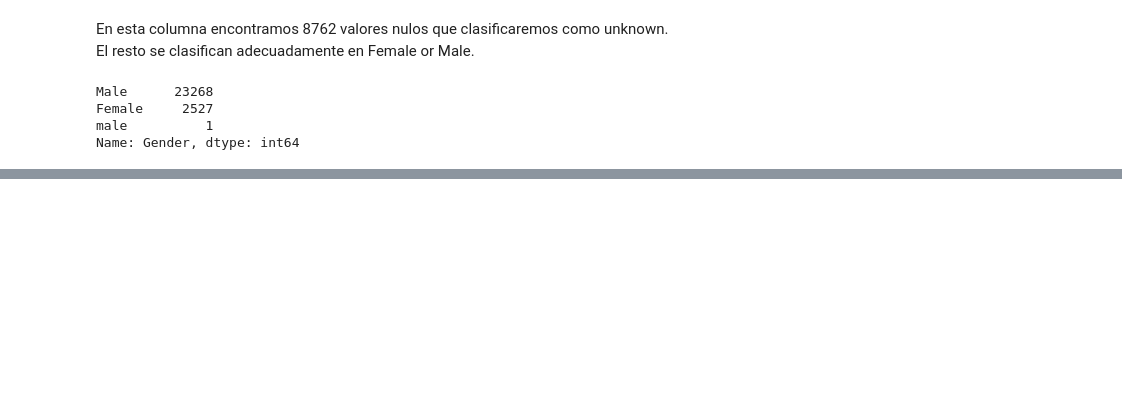
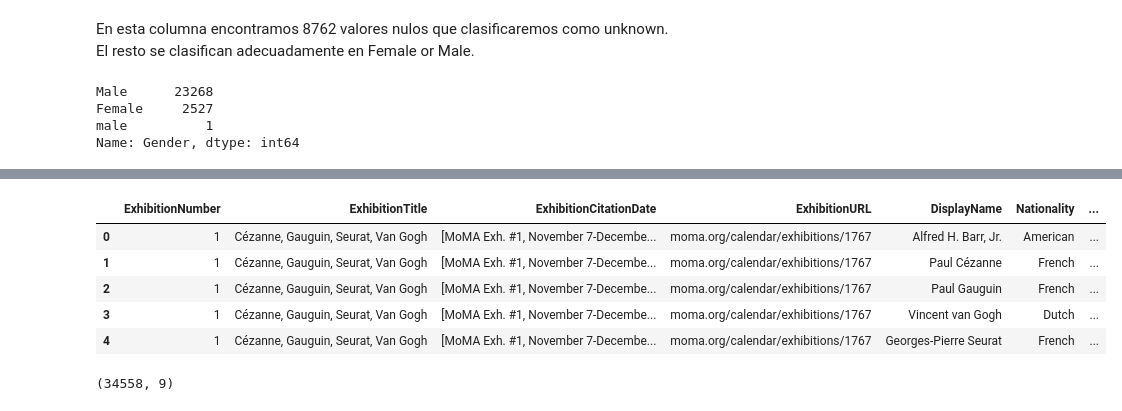
Before and after one commit to PaulaNuno/ironhack-final-project, a Jupyter notebook: exploring_dataset.ipynb, the cells around one changed output, grey strips where cells are left out. Cells and saved outputs as stored; diff of their text form; code cells hidden in the pictures; blank space fills up the shorter version.

```diff
--- a/exploring_dataset.ipynb
+++ b/exploring_dataset.ipynb
@@ -118,0 +194,13 @@ sns.heatmap(df.corr())
+# %%
+df_final = df.drop(columns=['ExhibitionID','ExhibitionBeginDate', 'ExhibitionEndDate', 'ExhibitionSortOrder','ExhibitionRole', 'ExhibitionRoleinPressRelease', 'ConstituentID', 'ConstituentType', 'AlphaSort', 'FirstName', 'MiddleName', 'LastName', 'Suffix', 'Institution', 'ConstituentBeginDate', 'ConstituentEndDate', 'VIAFID', 'WikidataID', 'ULANID'])
+pd.options.display.max_columns = 0
+display(df_final.head())
+df_final.shape
+# %% [output]
+|  | ExhibitionNumber | ExhibitionTitle | ExhibitionCitationDate | ExhibitionURL | DisplayName | Nationality | ... |
+| 0 | 1 | Cézanne, Gauguin, Seurat, Van Gogh | [MoMA Exh. #1, November 7-Decembe... | moma.org/calendar/exhibitions/1767 | Alfred H. Barr, Jr. | American | ... |
+| 1 | 1 | Cézanne, Gauguin, Seurat, Van Gogh | [MoMA Exh. #1, November 7-Decembe... | moma.org/calendar/exhibitions/1767 | Paul Cézanne | French | ... |
+| 2 | 1 | Cézanne, Gauguin, Seurat, Van Gogh | [MoMA Exh. #1, November 7-Decembe... | moma.org/calendar/exhibitions/1767 | Paul Gauguin | French | ... |
+| 3 | 1 | Cézanne, Gauguin, Seurat, Van Gogh | [MoMA Exh. #1, November 7-Decembe... | moma.org/calendar/exhibitions/1767 | Vincent van Gogh | Dutch | ... |
+| 4 | 1 | Cézanne, Gauguin, Seurat, Van Gogh | [MoMA Exh. #1, November 7-Decembe... | moma.org/calendar/exhibitions/1767 | Georges-Pierre Seurat | French | ... |
+(34558, 9)
```
Also changed, not shown: parts of 17 cells of this notebook.
